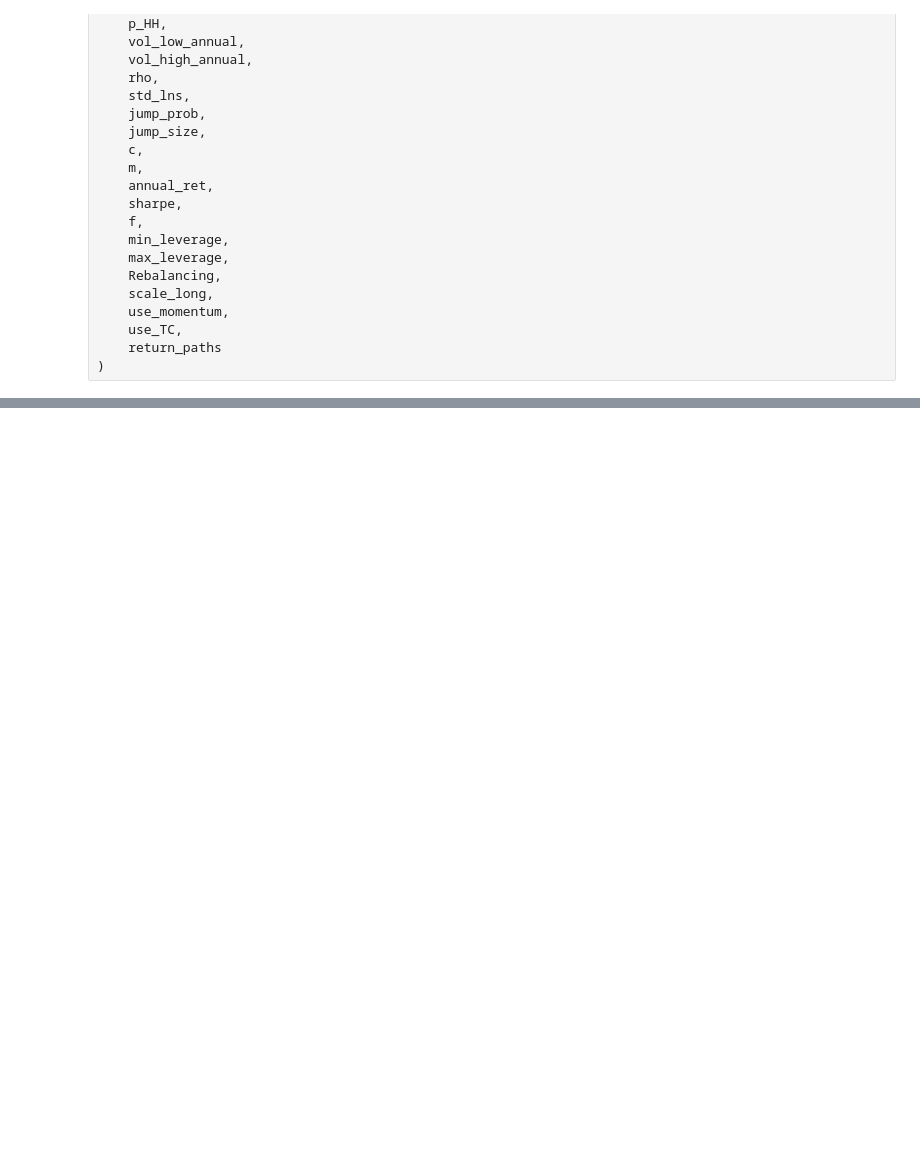
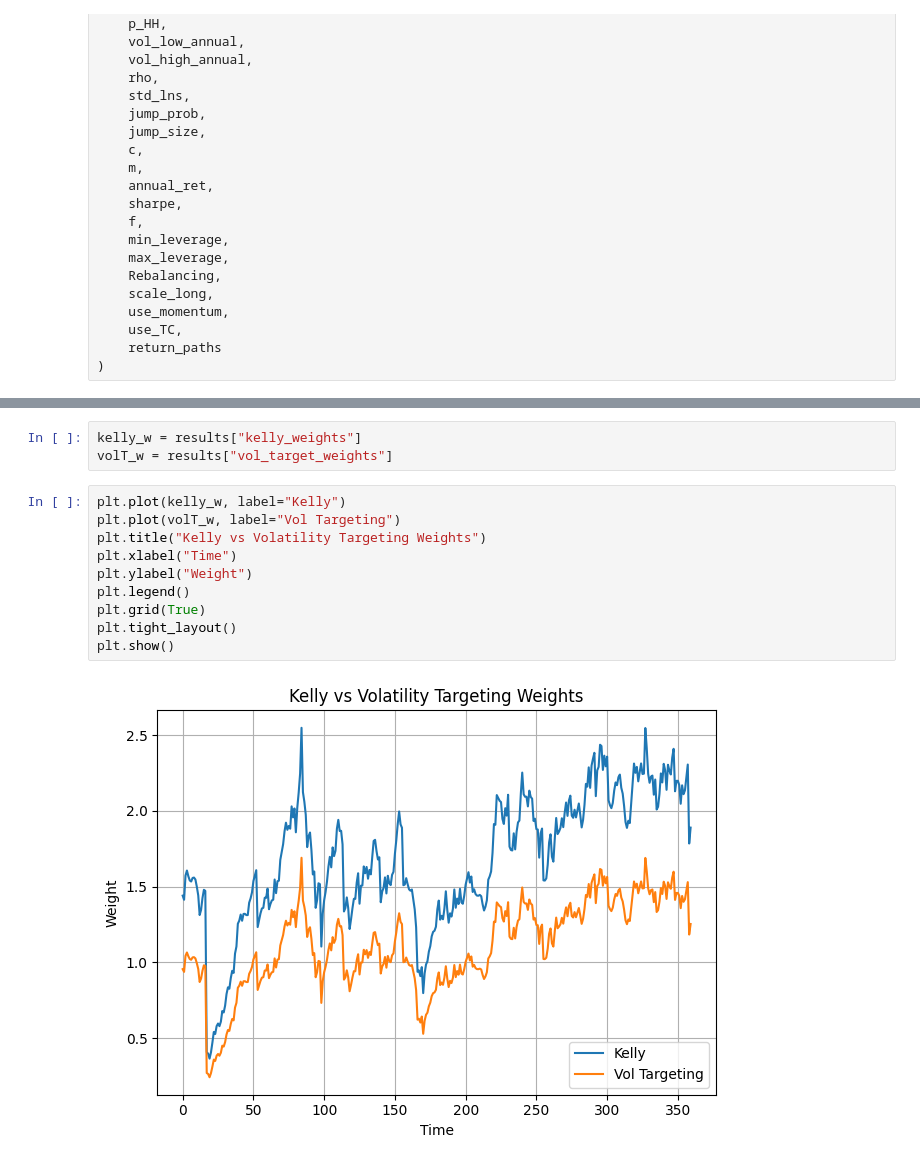
Before and after one commit to hpfauchald/kelly, a Jupyter notebook: kelly.ipynb, the cells around one changed output, grey strips where cells are left out. Saved outputs shown, nothing was run; the diff lists cells and outputs as text; blank space fills up the shorter version.

```diff
--- a/kelly.ipynb
+++ b/kelly.ipynb
@@ -147,0 +148,15 @@ plt.show()
+# %%
+kelly_w = results["kelly_weights"]
+volT_w = results["vol_target_weights"]
+# %%
+plt.plot(kelly_w, label="Kelly")
+plt.plot(volT_w, label="Vol Targeting")
+plt.title("Kelly vs Volatility Targeting Weights")
+plt.xlabel("Time")
+plt.ylabel("Weight")
+plt.legend()
+plt.grid(True)
+plt.tight_layout()
+plt.show()
+# %% [output]
+[figure, added]
```
Also changed, not shown: parts of 5 cells of this notebook, 1 other file.
